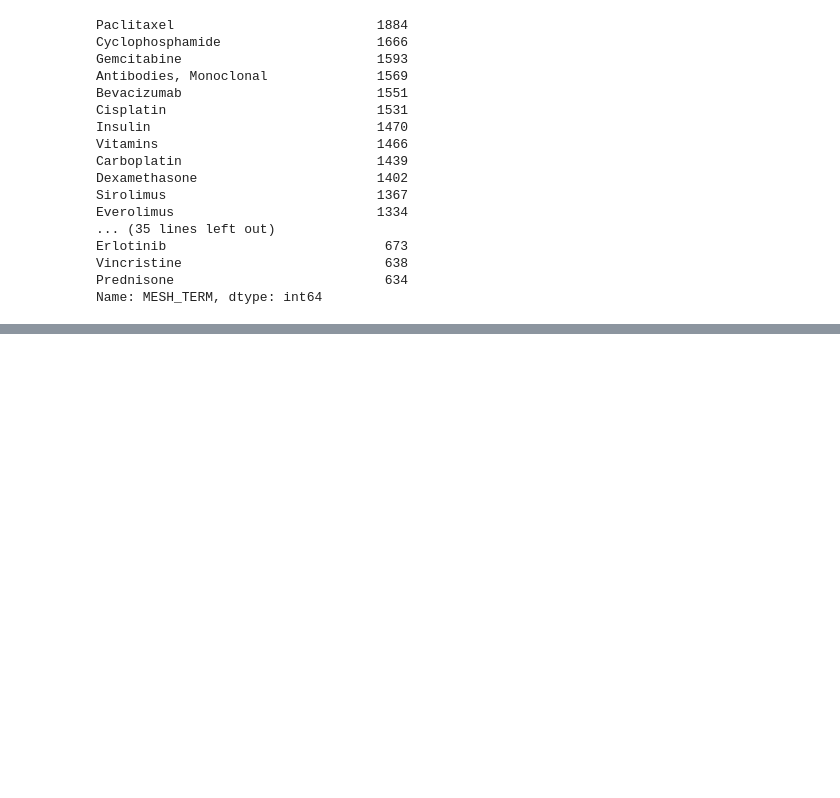
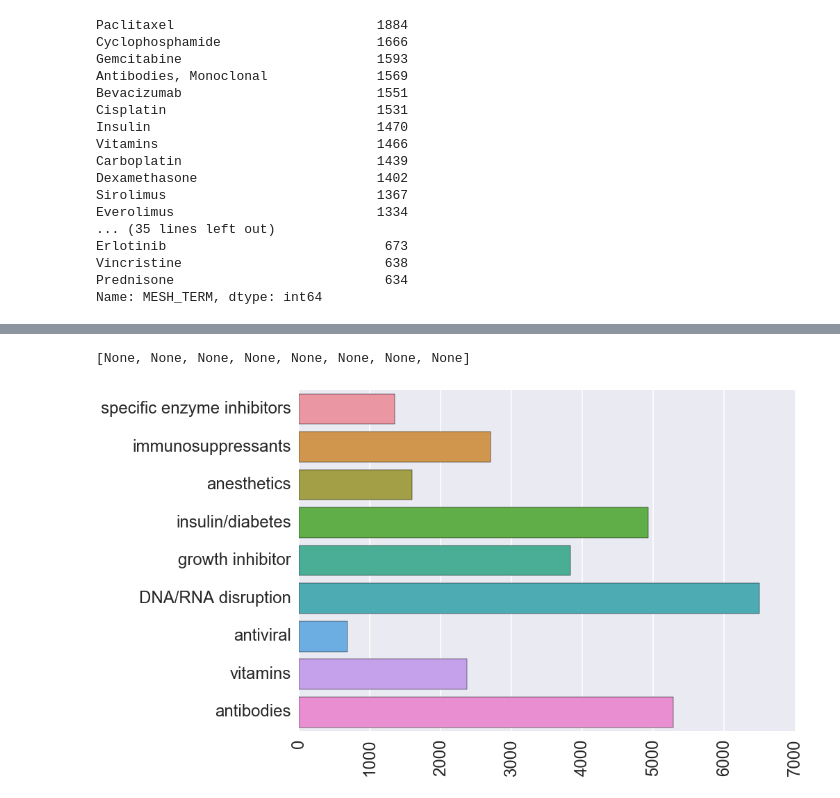
Before and after one commit to szeitlin/clinicaltrials, a Jupyter notebook: 07202016_eda_contn2.ipynb, the cells around one changed output, grey strips where cells are left out. Saved outputs shown, nothing was run; the diff lists cells and outputs as text; code cells hidden in the pictures; blank space fills up the shorter version.

Commit message:
aggregated drugs by mechanisms

```diff
--- a/07202016_eda_contn2.ipynb
+++ b/07202016_eda_contn2.ipynb
@@ -56,0 +106,17 @@ categories = {'DNA/RNA disruption': ['Cisplatin', 'Fluorouracil', 'Doxorubicin',
+# %%
+def tokenize_and_count(df, colname, category_dict):
+    """ First use get_synonyms to help make category_dict"""
+
+    tokenized = [nltk.word_tokenize(x) for x in df[colname]] #this is slow
+
+    counted = defaultdict(int)
+
+    for cat in categories.keys():
+        for token in tokenized:
+             for label in categories[cat]:
+                if label in token:
+                    counted[cat] +=1
+    return dict(counted)
+# %%
+drugs = tokenize_and_count(treatments, 'MESH_TERM', categories)
+drugs
@@ -56,0 +133,8 @@ categories = {'DNA/RNA disruption': ['Cisplatin', 'Fluorouracil', 'Doxorubicin',
+# %%
+    sns.set_context('poster', font_scale=1.5)
+    sns.barplot(list(drugs.values()), list(drugs.keys()))
+    locs, labels = plt.xticks()
+    plt.setp(labels, rotation=90)
+# %% [output]
+[None, None, None, None, None, None, None, None]
+[figure, added]
```
Also changed, not shown: parts of 9 cells of this notebook, 1 other file.
